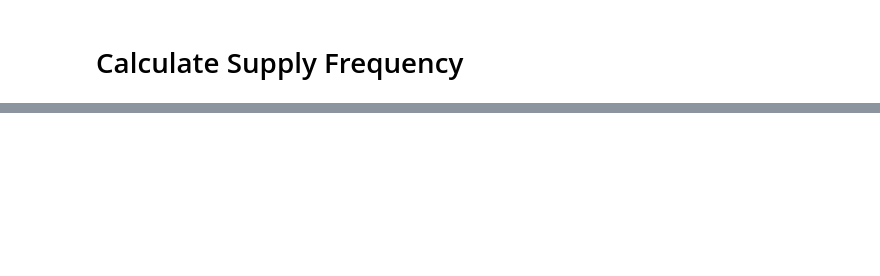
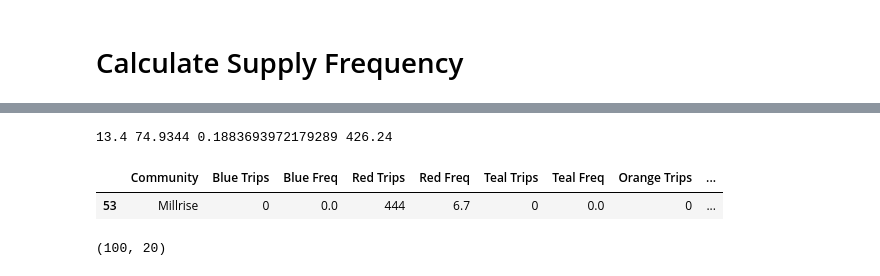
Before and after one commit to sulemanbasit/Calgary-Transit-Economic-Gap-Analysis, a Jupyter notebook: ctga.ipynb, the cells around one changed output, grey strips where cells are left out. Cells and saved outputs as stored; diff of their text form; code cells hidden in the pictures; blank space fills up the shorter version.

```diff
--- a/ctga.ipynb
+++ b/ctga.ipynb
@@ -511,0 +412,27 @@ ptn_config = map.config
+# %%
+# sup_fc["Capacity Index"] = ((train_col.sum(axis=1)*train_capacity)+(bus_col.sum(axis=1)*bus_capacity))/pop_col.sum(axis=1)
+sup_fc['Sum Train Capacity'] = train_col.sum(axis=1)*train_capacity
+sup_fc['Sum Bus Capacity'] = bus_col.sum(axis=1)*bus_capacity
+# %%
+sup_fc["Capacity Index"] = (sup_fc['Sum Train Capacity']+sup_fc['Sum Bus Capacity'])/pop_col.sum(axis=1)
+# %%
+min_freq = min(sup_fc["Total Freq"])
+max_freq = max(sup_fc["Total Freq"])
+min_cap = min(sup_fc['Capacity Index'])
+max_cap = max(sup_fc['Capacity Index'])
+# %%
+print(min_freq, max_freq, min_cap, max_cap)
+# %% [output]
+13.4 74.9344 0.1883693972179289 426.24
+# %%
+sup_fc['SS Freq'] = (sup_fc['Total Freq']-min_freq)/(max_freq-min_freq)
+sup_fc['SS Cap'] = (sup_fc['Capacity Index']-min_cap)/(max_cap-min_cap)
+# %%
+sup_fc.loc[sup_fc["Capacity Index"]==max_cap].head()
+# %% [output]
+|  | Community | Blue Trips | Blue Freq | Red Trips | Red Freq | Teal Trips | Teal Freq | Orange Trips | ... |
+| 53 | Millrise | 0 | 0.0 | 444 | 6.7 | 0 | 0.0 | 0 | ... |
+# %%
+sup_fc.shape
+# %% [output]
+(100, 20)
```
Also changed, not shown: parts of 37 cells of this notebook, 6 other files.
